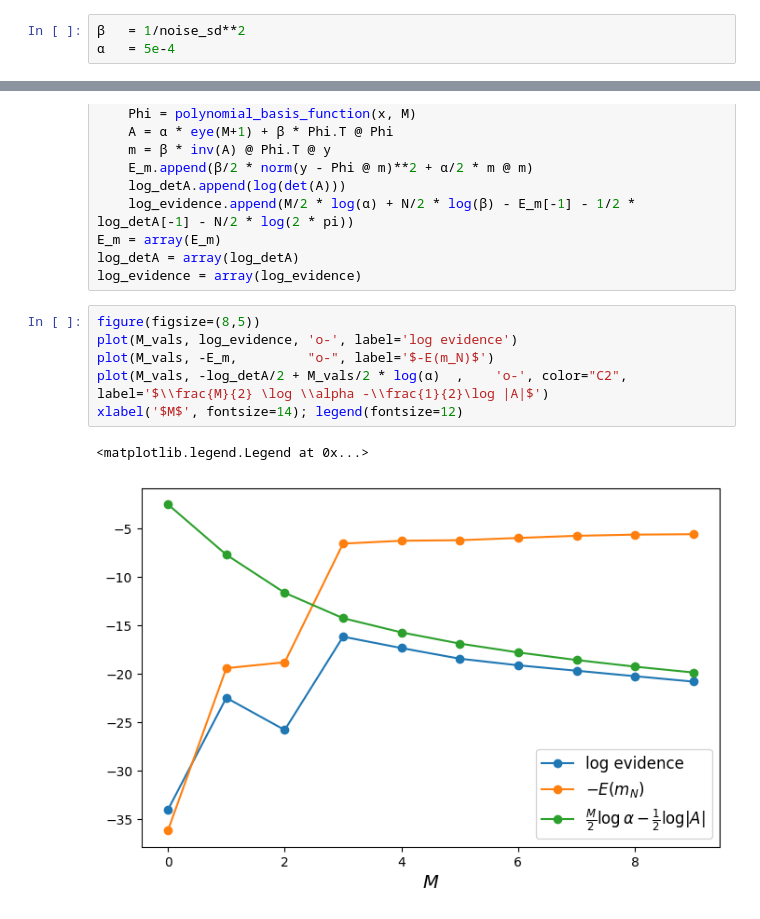
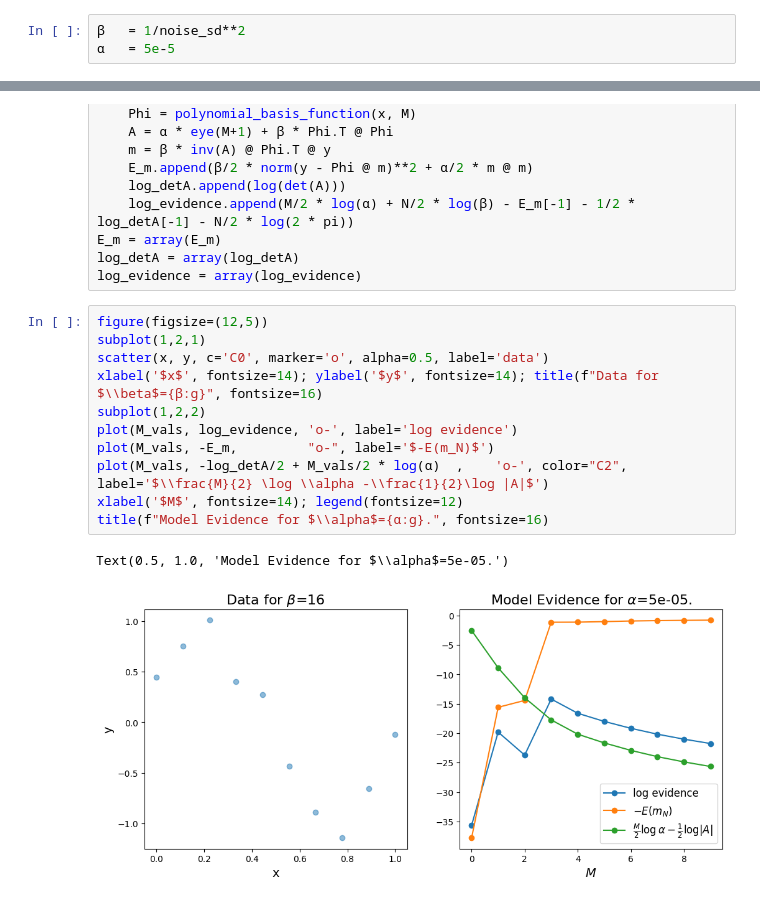
Before and after one commit to stootoon/prml, a Jupyter notebook: chapter-3/3_5_1_evaluation_of_evidence_function.ipynb, the cells around one changed output, grey strips where cells are left out. Cells and saved outputs as stored; diff of their text form.

Commit message:
Update labels

```diff
--- a/chapter-3/3_5_1_evaluation_of_evidence_function.ipynb
+++ b/chapter-3/3_5_1_evaluation_of_evidence_function.ipynb
@@ -29,7 +23,7 @@ def polynomial_basis_function(x, M):
     return np.array([x ** m for m in range(M + 1)]).T
 # %%
 β   = 1/noise_sd**2
-α   = 5e-4
+α   = 5e-5
 # %%
 M_vals = arange(10)
 E_m, log_detA, log_evidence = [], [], []
@@ -44,11 +38,16 @@ E_m = array(E_m)
 log_detA = array(log_detA)
 log_evidence = array(log_evidence)
 # %%
-figure(figsize=(8,5))
+figure(figsize=(12,5))
+subplot(1,2,1)
+scatter(x, y, c='C0', marker='o', alpha=0.5, label='data')
+xlabel('$x$', fontsize=14); ylabel('$y$', fontsize=14); title(f"Data for $\\beta$={β:g}", fontsize=16)
+subplot(1,2,2)
 plot(M_vals, log_evidence, 'o-', label='log evidence')
 plot(M_vals, -E_m,         "o-", label='$-E(m_N)$')
 plot(M_vals, -log_detA/2 + M_vals/2 * log(α)  ,    'o-', color="C2", label='$\\frac{M}{2} \log \\alpha -\\frac{1}{2}\log |A|$')
 xlabel('$M$', fontsize=14); legend(fontsize=12)
+title(f"Model Evidence for $\\alpha$={α:g}.", fontsize=16)
 # %% [output]
-<matplotlib.legend.Legend at 0x...>
+Text(0.5, 1.0, 'Model Evidence for $\\alpha$=5e-05.')
-[figure, old version]
+[figure, new version]
```
Also changed, not shown: parts of 2 cells of this notebook.
